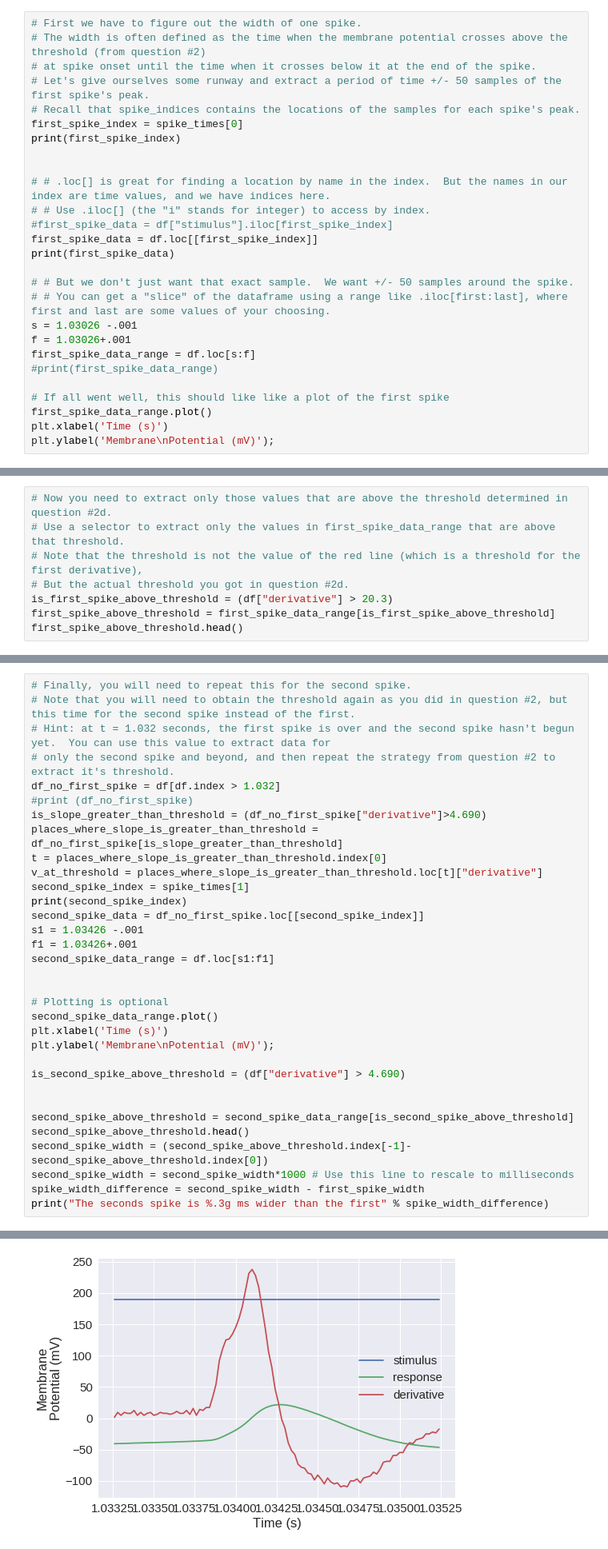
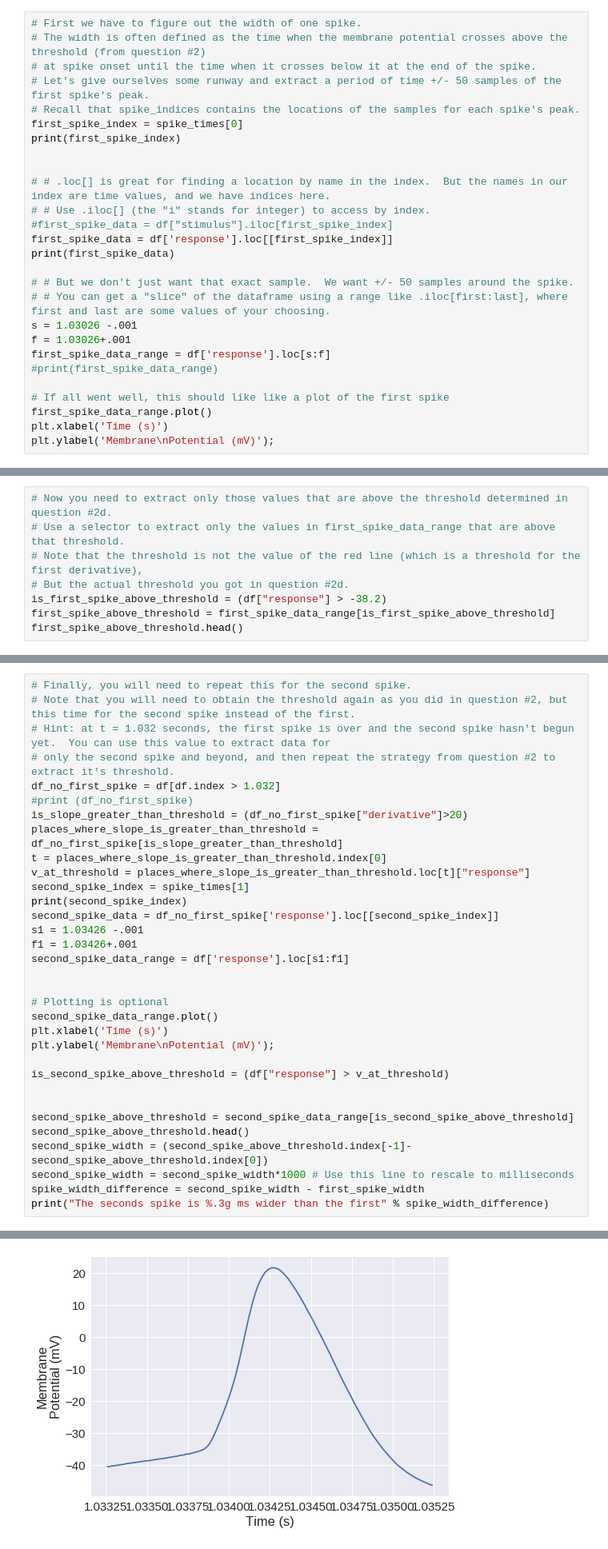
Before and after one commit to prakshalj0512/MAT494, a Jupyter notebook: Copy_of_neurons_exercises.ipynb, the cells around one changed output, grey strips where cells are left out. Shown: that part at 80% size. Drawn from its saved outputs; the diff is of its cells as text.

```diff
--- a/Copy_of_neurons_exercises.ipynb
+++ b/Copy_of_neurons_exercises.ipynb
@@ -319,14 +319,14 @@ print(first_spike_index)
 # # .loc[] is great for finding a location by name in the index.  But the names in our index are time values, and we have indices here.
 # # Use .iloc[] (the "i" stands for integer) to access by index.
 #first_spike_data = df["stimulus"].iloc[first_spike_index]
-first_spike_data = df.loc[[first_spike_index]]
+first_spike_data = df['response'].loc[[first_spike_index]]
 print(first_spike_data)
 
 # # But we don't just want that exact sample.  We want +/- 50 samples around the spike.
 # # You can get a "slice" of the dataframe using a range like .iloc[first:last], where first and last are some values of your choosing.
 s = 1.03026 -.001
 f = 1.03026+.001
-first_spike_data_range = df.loc[s:f]
+first_spike_data_range = df['response'].loc[s:f]
 #print(first_spike_data_range)
 
 # If all went well, this should like like a plot of the first spike
@@ -343,7 +343,7 @@ plt.ylabel('Membrane\nPotential (mV)');
 # Use a selector to extract only the values in first_spike_data_range that are above that threshold.
 # Note that the threshold is not the value of the red line (which is a threshold for the first derivative),
 # But the actual threshold you got in question #2d.
-is_first_spike_above_threshold = (df["derivative"] > 20.3)
+is_first_spike_above_threshold = (df["response"] > -38.2)
 first_spike_above_threshold = first_spike_data_range[is_first_spike_above_threshold]
 first_spike_above_threshold.head()
 # %% [output]
@@ -375,16 +375,16 @@ The spike width: 0.34 ms
 # only the second spike and beyond, and then repeat the strategy from question #2 to extract it's threshold.
 df_no_first_spike = df[df.index > 1.032]
 #print (df_no_first_spike)
-is_slope_greater_than_threshold = (df_no_first_spike["derivative"]>4.690)
+is_slope_greater_than_threshold = (df_no_first_spike["derivative"]>20)
 places_where_slope_is_greater_than_threshold = df_no_first_spike[is_slope_greater_than_threshold]
 t = places_where_slope_is_greater_than_threshold.index[0]
-v_at_threshold = places_where_slope_is_greater_than_threshold.loc[t]["derivative"]
+v_at_threshold = places_where_slope_is_greater_than_threshold.loc[t]["response"]
 second_spike_index = spike_times[1]
 print(second_spike_index)
-second_spike_data = df_no_first_spike.loc[[second_spike_index]]
+second_spike_data = df_no_first_spike['response'].loc[[second_spike_index]]
 s1 = 1.03426 -.001
 f1 = 1.03426+.001
-second_spike_data_range = df.loc[s1:f1]
+second_spike_data_range = df['response'].loc[s1:f1]
 
 
 # Plotting is optional
@@ -392,7 +392,7 @@ second_spike_data_range.plot()
 plt.xlabel('Time (s)')
 plt.ylabel('Membrane\nPotential (mV)');
 
-is_second_spike_above_threshold = (df["derivative"] > 4.690)
+is_second_spike_above_threshold = (df["response"] > v_at_threshold)
 
 
 second_spike_above_threshold = second_spike_data_range[is_second_spike_above_threshold]
@@ -407 +407 @@ The seconds spike is 0.64 ms wider than the first
-[figure, old version]
+[figure, new version]
```
Also changed, not shown: parts of 5 cells of this notebook.
